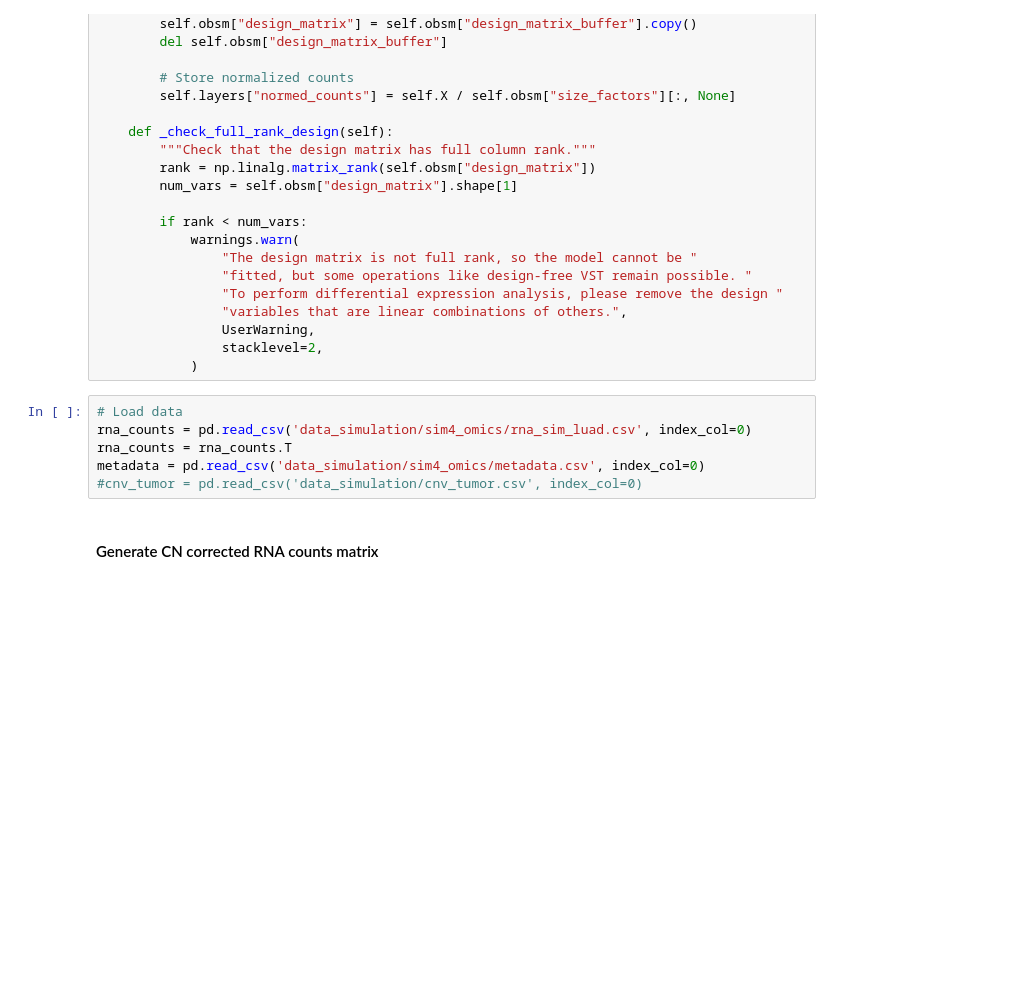
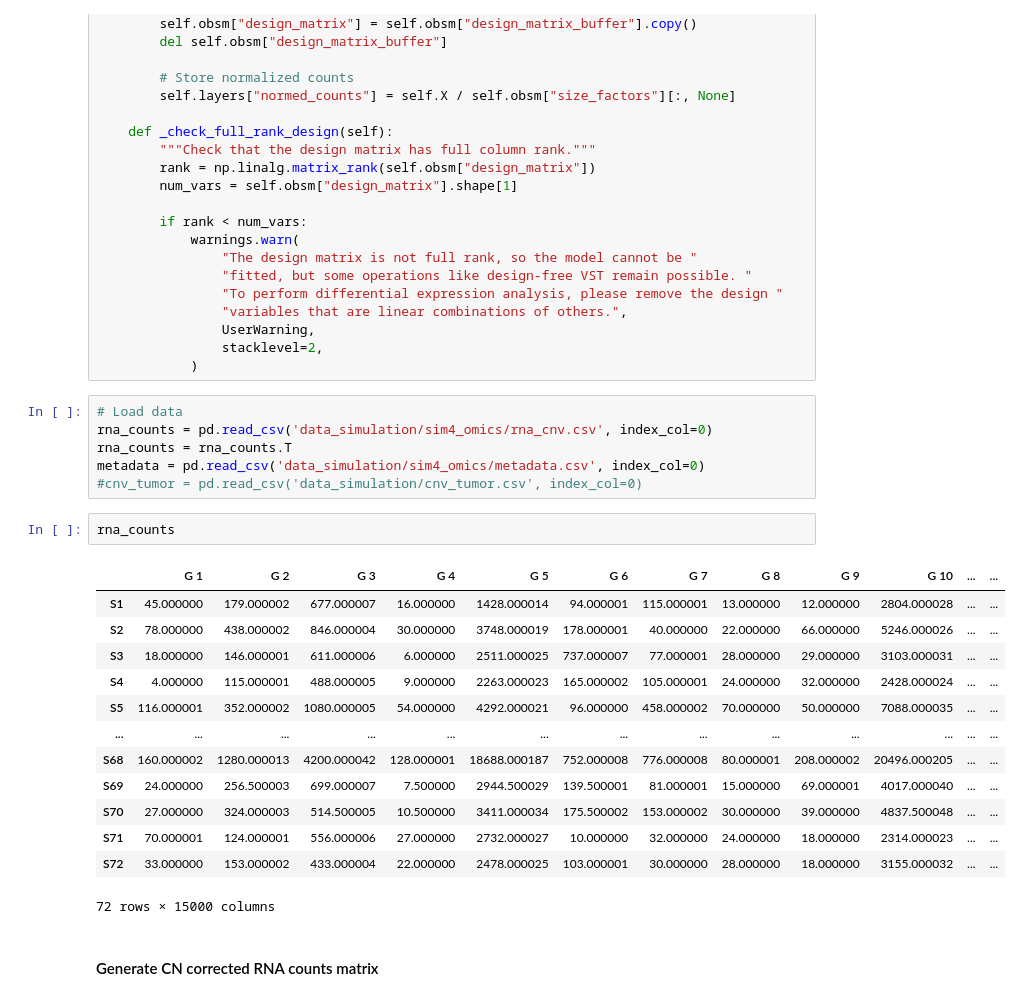
Before and after one commit to Katerina10-cloud/CN-aware-DGE, a Jupyter notebook: Python /pydeseq2CN.ipynb, the cells around one changed output. Saved outputs shown, nothing was run; the diff lists cells and outputs as text; blank space fills up the shorter version.

```diff
--- a/Python /pydeseq2CN.ipynb
+++ b/Python /pydeseq2CN.ipynb
@@ -959,10 +959,26 @@ class DeseqDataSet(ad.AnnData):
             )
 # %%
 # Load data
-rna_counts = pd.read_csv('data_simulation/sim4_omics/rna_sim_luad.csv', index_col=0)
+rna_counts = pd.read_csv('data_simulation/sim4_omics/rna_cnv.csv', index_col=0)
 rna_counts = rna_counts.T
 metadata = pd.read_csv('data_simulation/sim4_omics/metadata.csv', index_col=0)
 #cnv_tumor = pd.read_csv('data_simulation/cnv_tumor.csv', index_col=0)
+# %%
+rna_counts
+# %% [output]
+|  | G 1 | G 2 | G 3 | G 4 | G 5 | G 6 | G 7 | G 8 | G 9 | G 10 | ... | ... |
+| S1 | 45.000000 | 179.000002 | 677.000007 | 16.000000 | 1428.000014 | 94.000001 | 115.000001 | 13.000000 | 12.000000 | 2804.000028 | ... | ... |
+| S2 | 78.000000 | 438.000002 | 846.000004 | 30.000000 | 3748.000019 | 178.000001 | 40.000000 | 22.000000 | 66.000000 | 5246.000026 | ... | ... |
+| S3 | 18.000000 | 146.000001 | 611.000006 | 6.000000 | 2511.000025 | 737.000007 | 77.000001 | 28.000000 | 29.000000 | 3103.000031 | ... | ... |
+| S4 | 4.000000 | 115.000001 | 488.000005 | 9.000000 | 2263.000023 | 165.000002 | 105.000001 | 24.000000 | 32.000000 | 2428.000024 | ... | ... |
+| S5 | 116.000001 | 352.000002 | 1080.000005 | 54.000000 | 4292.000021 | 96.000000 | 458.000002 | 70.000000 | 50.000000 | 7088.000035 | ... | ... |
+| ... | ... | ... | ... | ... | ... | ... | ... | ... | ... | ... | ... | ... |
+| S68 | 160.000002 | 1280.000013 | 4200.000042 | 128.000001 | 18688.000187 | 752.000008 | 776.000008 | 80.000001 | 208.000002 | 20496.000205 | ... | ... |
+| S69 | 24.000000 | 256.500003 | 699.000007 | 7.500000 | 2944.500029 | 139.500001 | 81.000001 | 15.000000 | 69.000001 | 4017.000040 | ... | ... |
+| S70 | 27.000000 | 324.000003 | 514.500005 | 10.500000 | 3411.000034 | 175.500002 | 153.000002 | 30.000000 | 39.000000 | 4837.500048 | ... | ... |
+| S71 | 70.000001 | 124.000001 | 556.000006 | 27.000000 | 2732.000027 | 10.000000 | 32.000000 | 24.000000 | 18.000000 | 2314.000023 | ... | ... |
+| S72 | 33.000000 | 153.000002 | 433.000004 | 22.000000 | 2478.000025 | 103.000001 | 30.000000 | 28.000000 | 18.000000 | 3155.000032 | ... | ... |
+72 rows × 15000 columns
 # %% [markdown]
 #### Generate CN corrected RNA counts matrix
 # %%
```
Also changed, not shown: parts of 4 cells of this notebook.
